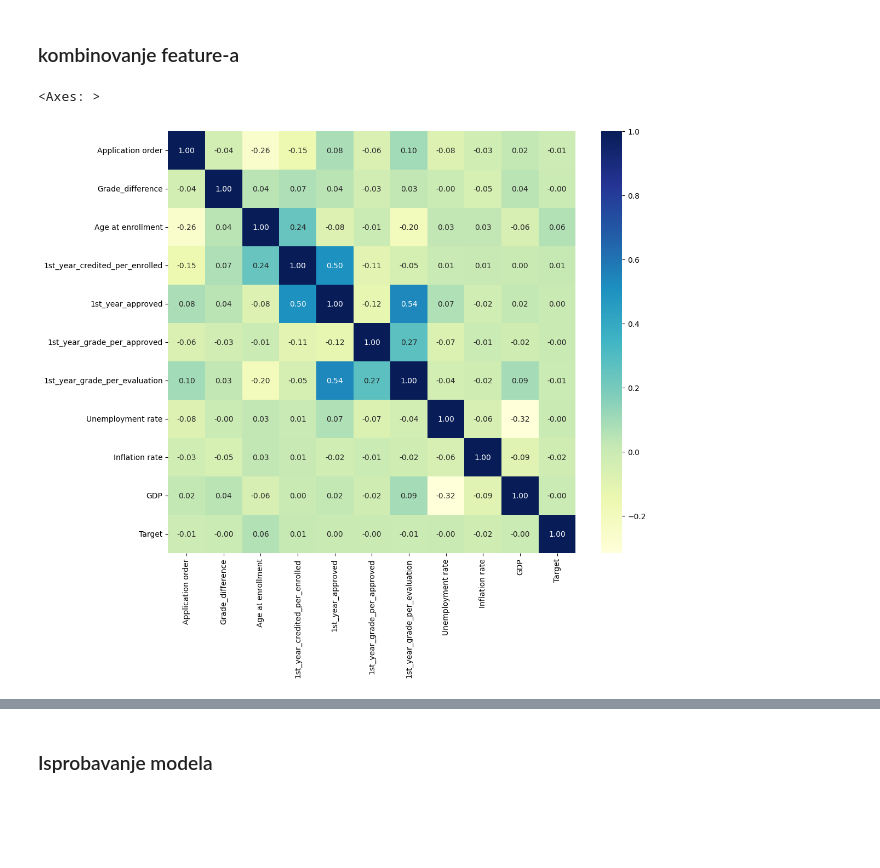
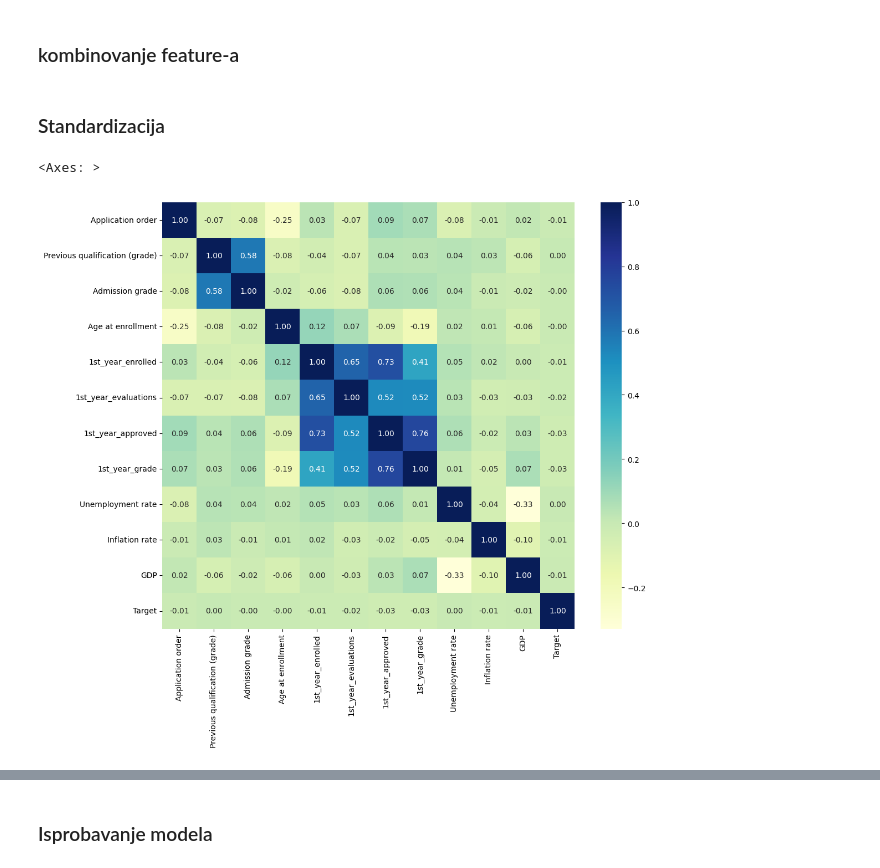
Before and after one commit to umilic16/1.-projekat, a Jupyter notebook: main.ipynb, the cells around one changed output, grey strips where cells are left out. Cells and saved outputs as stored; diff of their text form; code cells hidden in the pictures; blank space fills up the shorter version.

```diff
--- a/main.ipynb
+++ b/main.ipynb
@@ -426,4 +747,4 @@ X_test2 = X_test2.drop(columns=columns_to_sum, axis=1)
 # %%
 numeric_cols2 = ['Application order', 'Previous qualification (grade)', 'Admission grade', 'Age at enrollment',
-                '1st_year_credited', '1st_year_enrolled', '1st_year_evaluations', '1st_year_approved',
-                '1st_year_grade', 'Unemployment rate', 'Inflation rate', 'GDP']
+                 '1st_year_enrolled', '1st_year_evaluations', '1st_year_approved', '1st_year_grade',
+                 'Unemployment rate', 'Inflation rate', 'GDP']
@@ -456,10 +751,10 @@ X_train2.head(15)
 # %% [markdown]
 ### grade difference feature
 # %%
-X_train2['Grade_difference'] = X_train2['Admission grade'] - X_train2['Previous qualification (grade)']
+# X_train2['Grade_difference'] = X_train2['Admission grade'] - X_train2['Previous qualification (grade)']
 
-X_train2 = X_train2.drop(columns=['Admission grade', 'Previous qualification (grade)'], axis=1)
+# X_train2 = X_train2.drop(columns=['Admission grade', 'Previous qualification (grade)'], axis=1)
 
-X_test2['Grade_difference'] = X_test2['Admission grade'] - X_test2['Previous qualification (grade)']
+# X_test2['Grade_difference'] = X_test2['Admission grade'] - X_test2['Previous qualification (grade)']
 
-X_test2 = X_test2.drop(columns=['Admission grade', 'Previous qualification (grade)'], axis=1)
+# X_test2 = X_test2.drop(columns=['Admission grade', 'Previous qualification (grade)'], axis=1)
@@ -486,11 +761,9 @@ X_train2.head(15)
 # %% [markdown]
 ### kombinovanje feature-a
 # %%
-X_train2['1st_year_credited_per_enrolled'] = X_train2['1st_year_credited'] / X_train2['1st_year_enrolled']
-X_train2['1st_year_grade_per_approved'] = X_train2['1st_year_grade'] / X_train2['1st_year_approved']
-X_train2['1st_year_grade_per_evaluation'] = X_train2['1st_year_grade'] / X_train2['1st_year_evaluations']
+# X_train2['1st_year_grade_per_approved'] = X_train2['1st_year_grade'] / X_train2['1st_year_approved']
+# X_train2['1st_year_evaluations_per_enrolled'] = X_train2['1st_year_enrolled'] / X_train2['1st_year_evaluations']
 
-X_train2['1st_year_credited_per_enrolled'] = X_train2['1st_year_credited_per_enrolled'].replace([np.inf, -np.inf, np.nan], 0)
-X_train2['1st_year_grade_per_approved'] = X_train2['1st_year_grade_per_approved'].replace([np.inf, -np.inf, np.nan], 0)
-X_train2['1st_year_grade_per_evaluation'] = X_train2['1st_year_grade_per_evaluation'].replace([np.inf, -np.inf, np.nan], 0)
+# X_train2['1st_year_grade_per_approved'] = X_train2['1st_year_grade_per_approved'].replace([np.inf, -np.inf, np.nan], 0)
+# X_train2['1st_year_evaluations_per_enrolled'] = X_train2['1st_year_evaluations_per_enrolled'].replace([np.inf, -np.inf, np.nan], 0)
 # %%
@@ -500,6 +781,14 @@ numeric_cols3 = ['Application order', 'Grade_difference', 'Age at enrollment', '
+# %% [markdown]
+### Standardizacija
+# %%
+X_train2_std = X_train2.copy()
+X_train2_std[numeric_cols2] = standard_scaler.fit_transform(X_train2_std[numeric_cols2])
+
+X_test2_std = X_test2.copy()
+X_test2_std[numeric_cols2] = standard_scaler.fit_transform(X_test2_std[numeric_cols2])
 # %%
 plt.figure(figsize=(12, 10))
-sns.heatmap(X_train2[numeric_cols3].join(y_train_df2).corr(), annot=True, cmap='YlGnBu', fmt='.2f')
+sns.heatmap(X_train2_std[numeric_cols2].join(y_train_df2).corr(), annot=True, cmap='YlGnBu', fmt='.2f')
 # %% [output]
 <Axes: >
-[figure, old version]
+[figure, new version]
```
Also changed, not shown: parts of 67 cells of this notebook.
